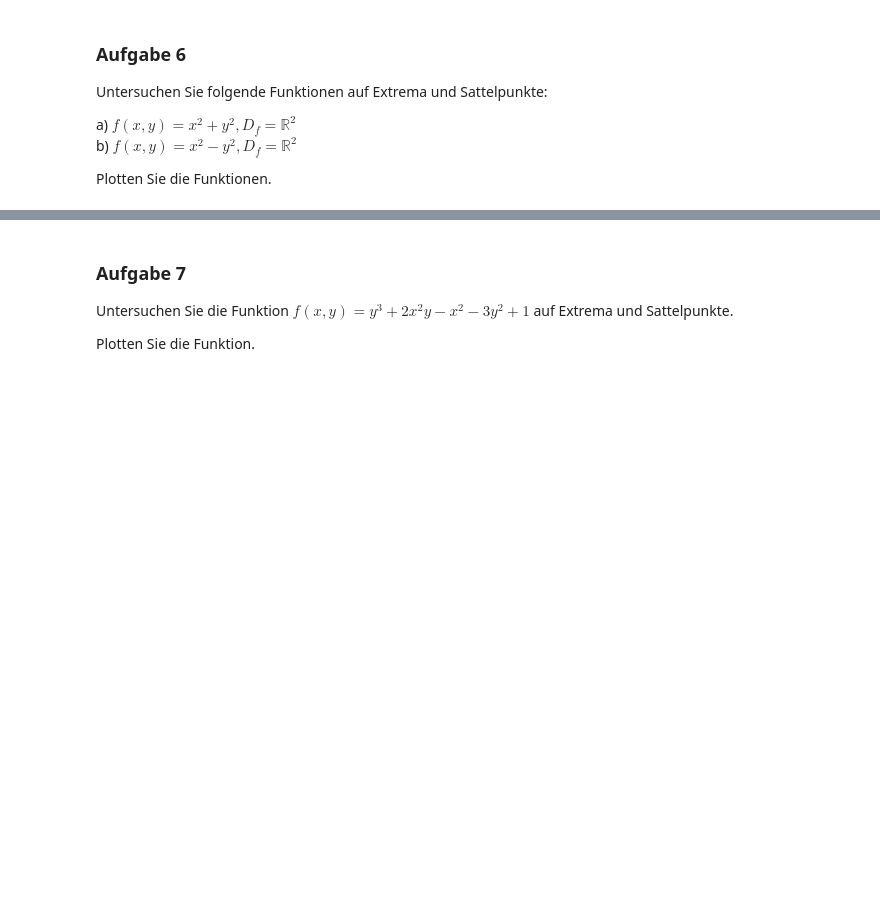
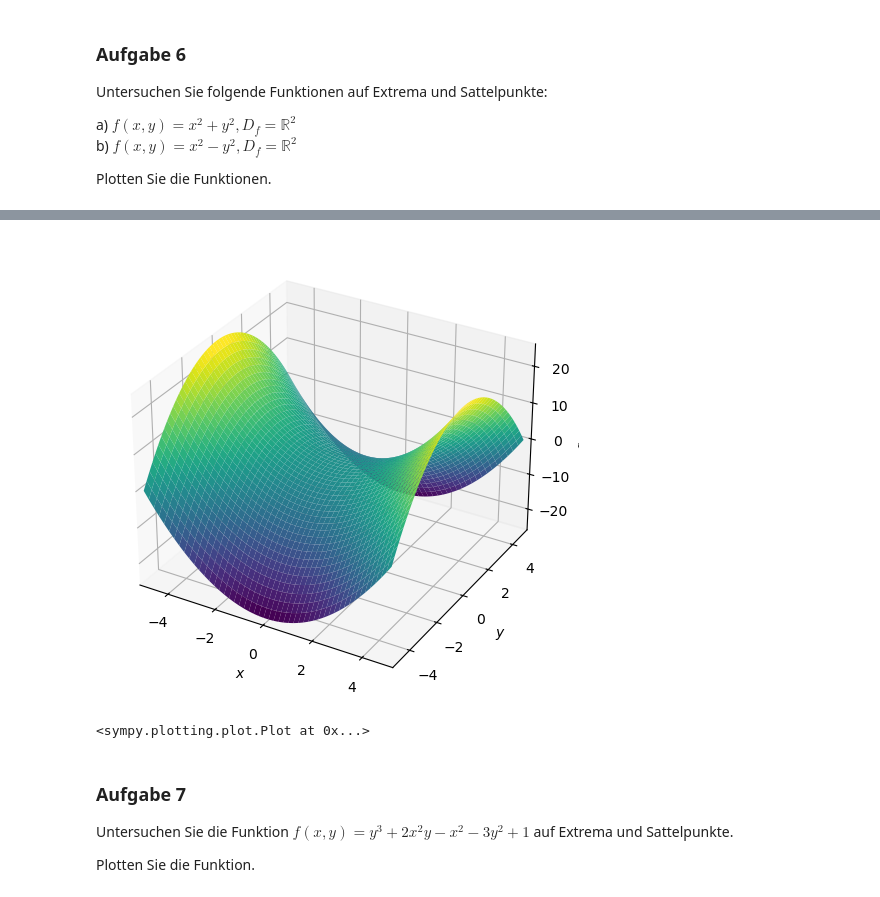
Before and after one commit to maixnor/uniwien, a Jupyter notebook: notebooks/Aufgabenblatt_10.ipynb, the cells around one changed output, grey strips where cells are left out. Cells and saved outputs as stored; diff of their text form; code cells hidden in the pictures; blank space fills up the shorter version.

```diff
--- a/notebooks/Aufgabenblatt_10.ipynb
+++ b/notebooks/Aufgabenblatt_10.ipynb
@@ -79,3 +470,17 @@ Plotten Sie die Funktionen.
+# %%
+x, y = sp.symbols('x y')
+f6a = x**2 - y**2
+
+# Berechnung der kritischen Punkte
+grad_f6a = [sp.diff(f6a, var) for var in (x, y)]
+critical_points_6a = sp.solve(grad_f6a, (x, y))
+critical_points_6a
+
+# Plotten der Funktion
+sp.plotting.plot3d(f6a, (x, -5, 5), (y, -5, 5))
+# %% [output]
+[figure, added]
+<sympy.plotting.plot.Plot at 0x...>
 # %% [markdown]
 ### Aufgabe 7
 
```
Also changed, not shown: parts of 20 cells of this notebook, 1 other file.
